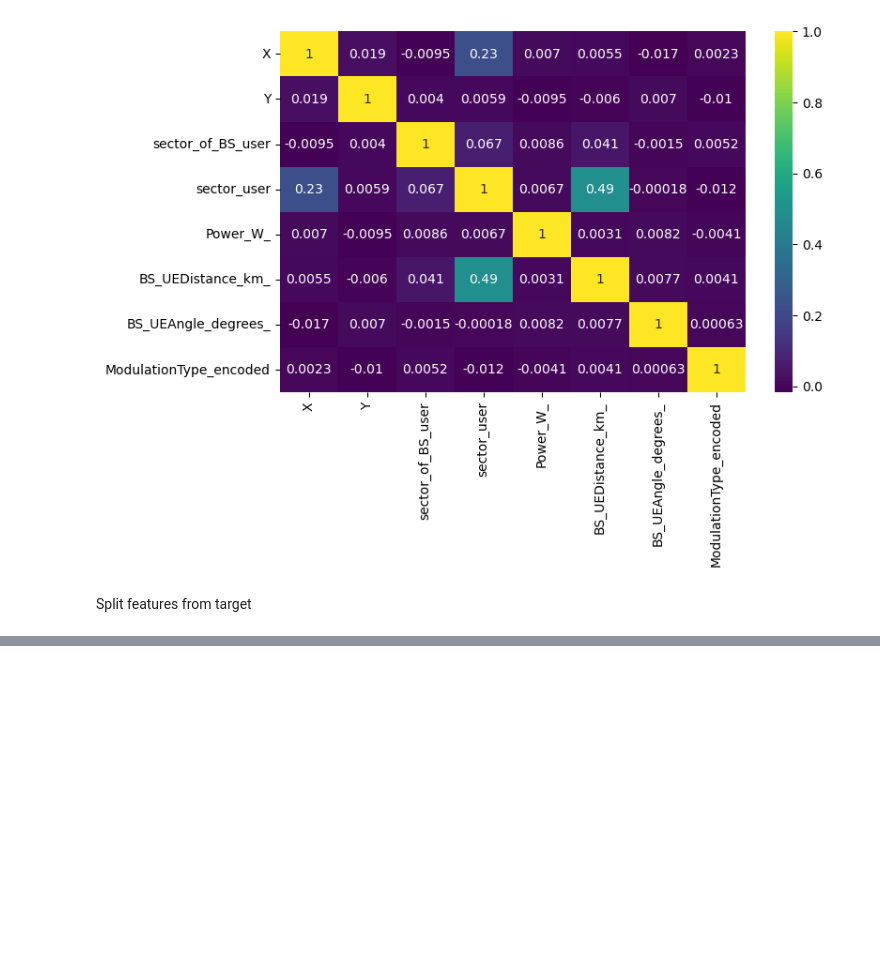
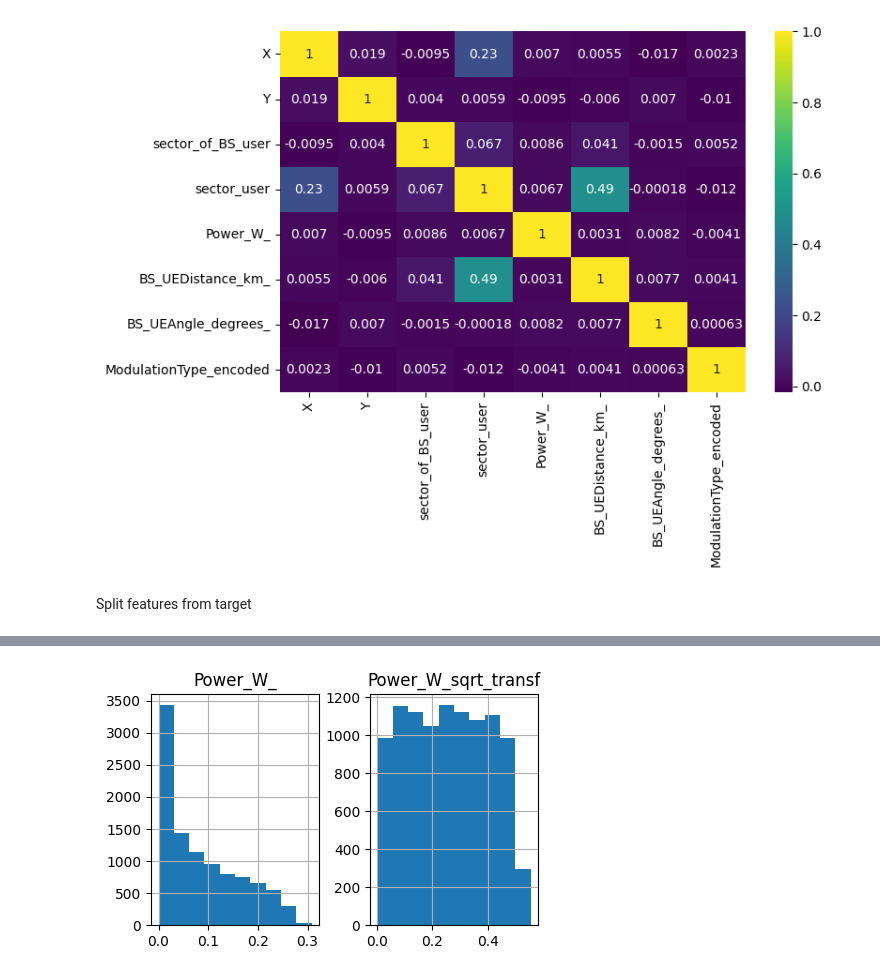
Before and after one commit to alexisfilippakopoulos/MIMO-5G-Network-Throughput-Prediction, a Jupyter notebook: sol.ipynb, the cells around one changed output, grey strips where cells are left out. Cells and saved outputs as stored; diff of their text form; code cells hidden in the pictures; blank space fills up the shorter version.

```diff
--- a/sol.ipynb
+++ b/sol.ipynb
@@ -167,0 +179,6 @@ y = df['Throughput_Mbps_']
+# %%
+X["Power_W_sqrt_transf"] = np.sqrt(X["Power_W_"])
+
+_ = X[["Power_W_", "Power_W_sqrt_transf"]].hist(figsize=(5, 3))
+# %% [output]
+[figure, added]
```
Also changed, not shown: parts of 18 cells of this notebook, 4 other files.
